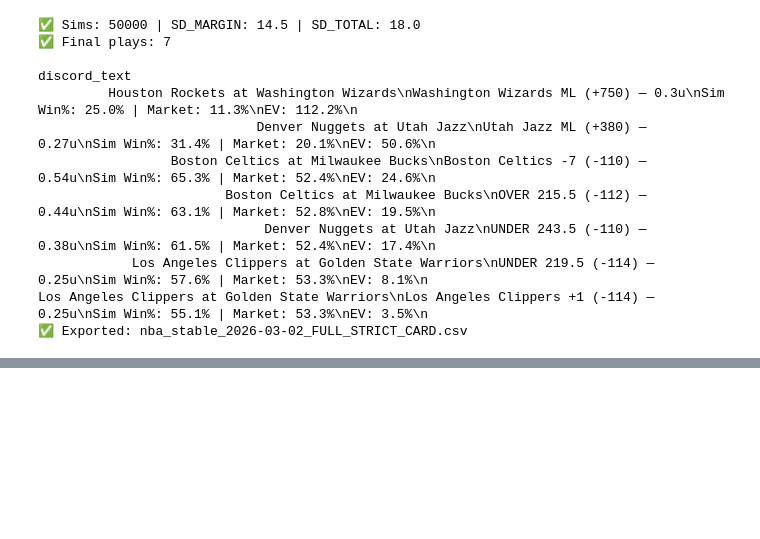
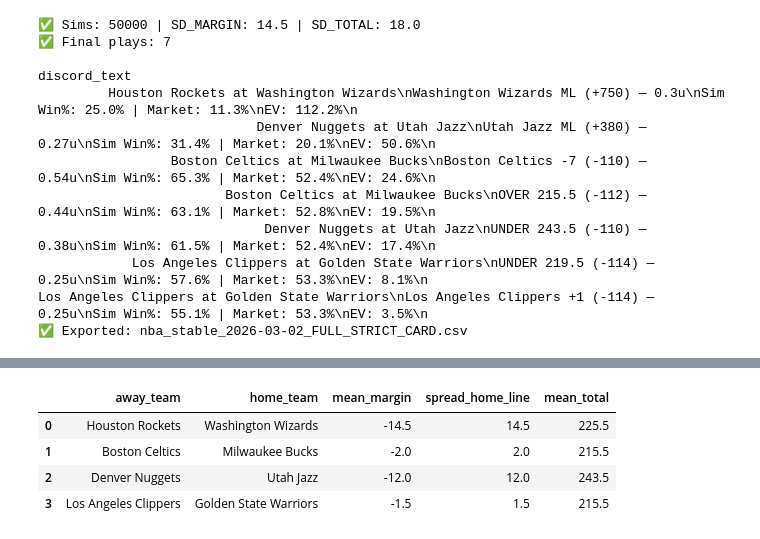
Before and after one commit to dchav12/New-stable-, a Jupyter notebook: NBA_STABLE.ipynb, the cells around one changed output, grey strips where cells are left out. Cells and saved outputs as stored; diff of their text form; code cells hidden in the pictures; blank space fills up the shorter version.

```diff
--- a/NBA_STABLE.ipynb
+++ b/NBA_STABLE.ipynb
@@ -2408,0 +3004,22 @@ Los Angeles Clippers at Golden State Warriors\nLos Angeles Clippers +1 (-114)
+# %%
+# Add the injury news you saw (counts only)
+injury_override = {
+    # "Boston Celtics": {"OUT": 1, "QUESTIONABLE": 1},
+}
+
+STATUS_MARGIN = {"OUT": -2.5, "DOUBTFUL": -1.5, "QUESTIONABLE": -0.8}
+STATUS_TOTAL  = {"OUT": -0.8, "DOUBTFUL": -0.5, "QUESTIONABLE": -0.25}
+
+teams = set(games_df["home_team"]).union(set(games_df["away_team"]))
+team_margin_adj = {t: 0.0 for t in teams}
+team_total_adj  = {t: 0.0 for t in teams}
+
+for team, statuses in injury_override.items():
+    for status, count in statuses.items():
+        team_margin_adj[team] += STATUS_MARGIN.get(status, 0.0) * count
+        team_total_adj[team]  += STATUS_TOTAL.get(status, 0.0) * count
+
+print("✅ Injury adj ready (non-zero only):")
+for t in sorted(teams):
+    if team_margin_adj[t] != 0 or team_total_adj[t] != 0:
+        print(t, "| margin:", team_margin_adj[t], "| total:", team_total_adj[t])
@@ -2408,0 +3334,8 @@ Los Angeles Clippers at Golden State Warriors\nLos Angeles Clippers +1 (-114)
+# %%
+g[["away_team","home_team","mean_margin","spread_home_line","mean_total"]]
+# %% [output]
+|  | away_team | home_team | mean_margin | spread_home_line | mean_total |
+| 0 | Houston Rockets | Washington Wizards | -14.5 | 14.5 | 225.5 |
+| 1 | Boston Celtics | Milwaukee Bucks | -2.0 | 2.0 | 215.5 |
+| 2 | Denver Nuggets | Utah Jazz | -12.0 | 12.0 | 243.5 |
+| 3 | Los Angeles Clippers | Golden State Warriors | -1.5 | 1.5 | 215.5 |
```
Also changed, not shown: parts of 16 cells of this notebook.
